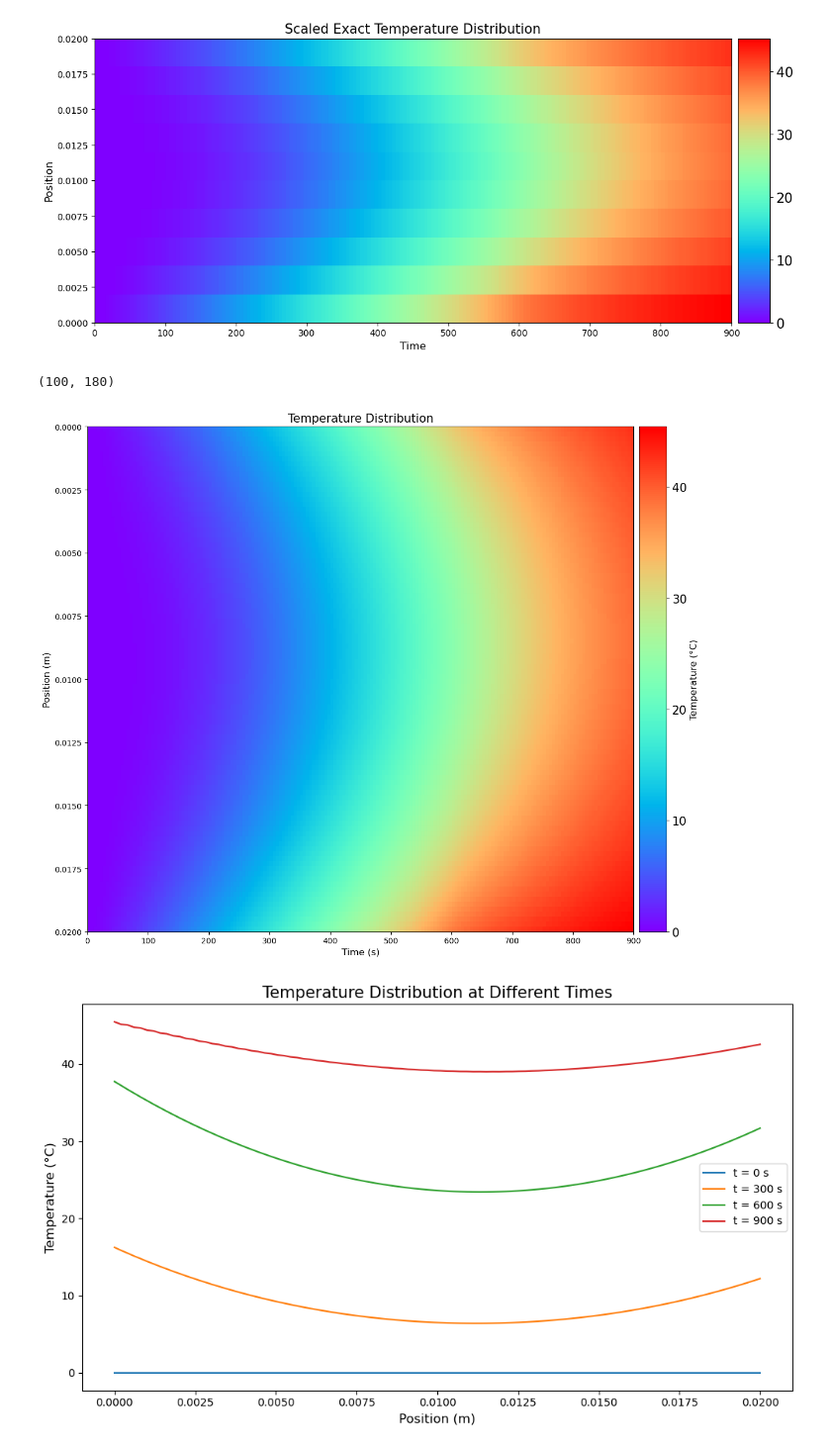
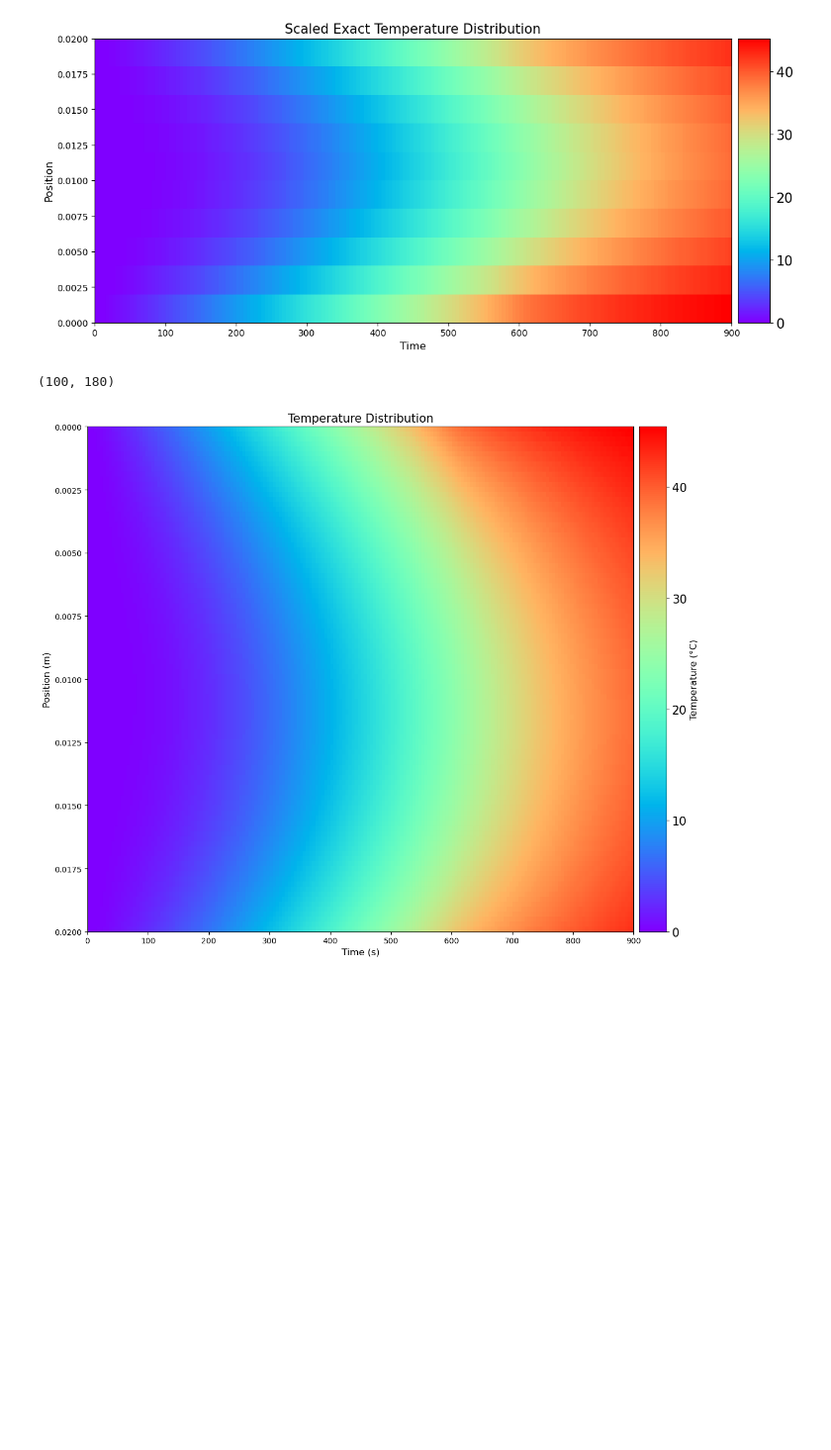
Before and after one commit to yskta/PINN_demo, a Jupyter notebook: demo_HeatTransferEquation/HTE_PINNs/0_HTEPINNs_solver.ipynb, the cells around one changed output. Shown at 99% size. Saved outputs shown, nothing was run; the diff lists cells and outputs as text; code cells hidden in the pictures; blank space fills up the shorter version.

```diff
--- a/demo_HeatTransferEquation/HTE_PINNs/0_HTEPINNs_solver.ipynb
+++ b/demo_HeatTransferEquation/HTE_PINNs/0_HTEPINNs_solver.ipynb
@@ -147,37 +147,36 @@ def heat_equation(t, u):
 
     return dudt
 
 # 空間グリッドの設定
 Nx = 100
 x = np.linspace(0, L, Nx)
 
 # 初期条件
 u0 = np.zeros(Nx)
 
 # 時間グリッドの設定
 t_eval = np.linspace(0, t_max, 180)
 
 # ODEソルバーの実行
 sol = solve_ivp(heat_equation, [0, t_max], u0, t_eval=t_eval, method='RK45')
 
-print(sol.y.shape)
+print(sol.y.shape)  # 形状の確認
+
 # 結果の可視化
 fig, ax = plt.subplots(figsize=(12, 10))
 h_img = ax.imshow(sol.y, interpolation='nearest', cmap='rainbow',
-                  extent=[t_eval.min(), t_eval.max(), x.min(), x.max()],  # yの順序を逆にする
-                  aspect='auto')
+                  extent=[t_eval.min(), t_eval.max(), x.max(), x.min()],
+                  aspect='auto', origin='upper')
 divider = make_axes_locatable(ax)
 cax = divider.append_axes("right", size="5%", pad=0.10)
 cbar = fig.colorbar(h_img, cax=cax)
 cbar.ax.tick_params(labelsize=15)
-cbar.set_label('Temperature (°C)', fontsize=12)  # カラーバーのラベルを追加
+cbar.set_label('Temperature (°C)', fontsize=12)
 ax.set_title('Temperature Distribution', fontsize=15)
 ax.set_xlabel('Time (s)', fontsize=12)
 ax.set_ylabel('Position (m)', fontsize=12)
-ax.set_ylim(L, 0)  # y軸の範囲を明示的に設定
 plt.tight_layout()
 plt.show()
 # %% [output]
 (100, 180)
-[figure, old version]
+[figure, new version]
-[figure, removed]
```
